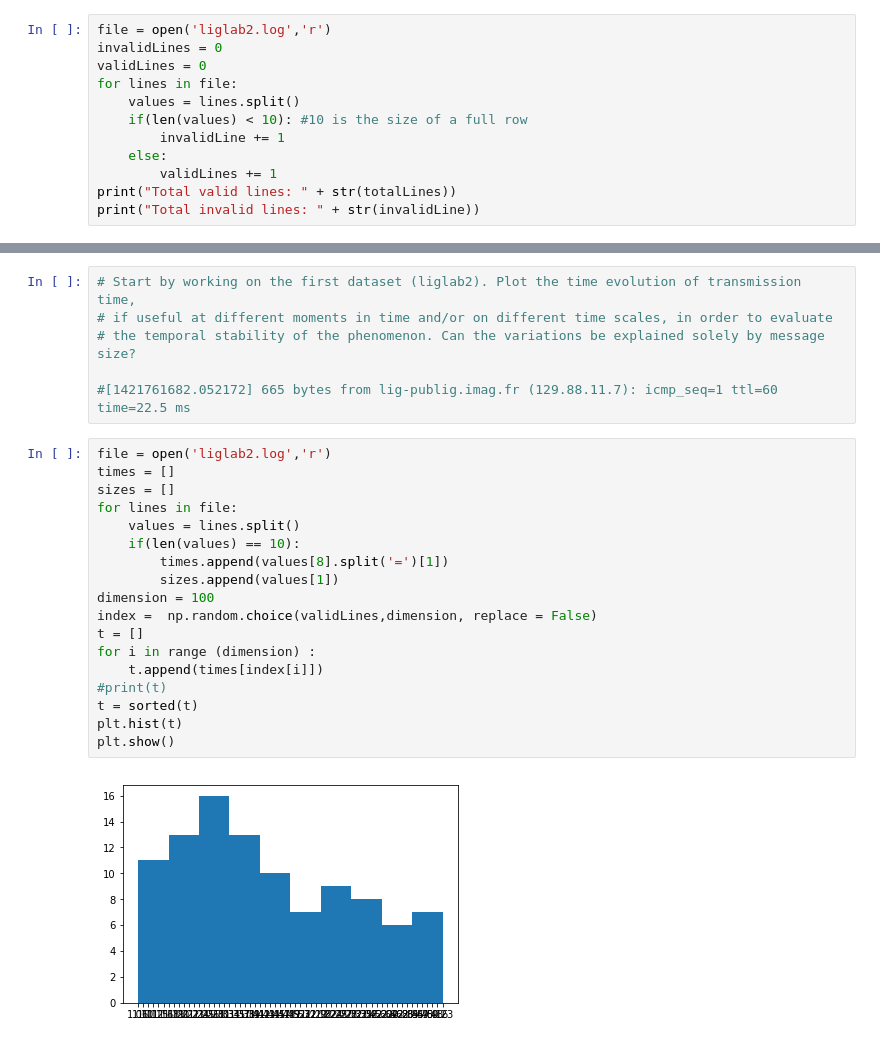
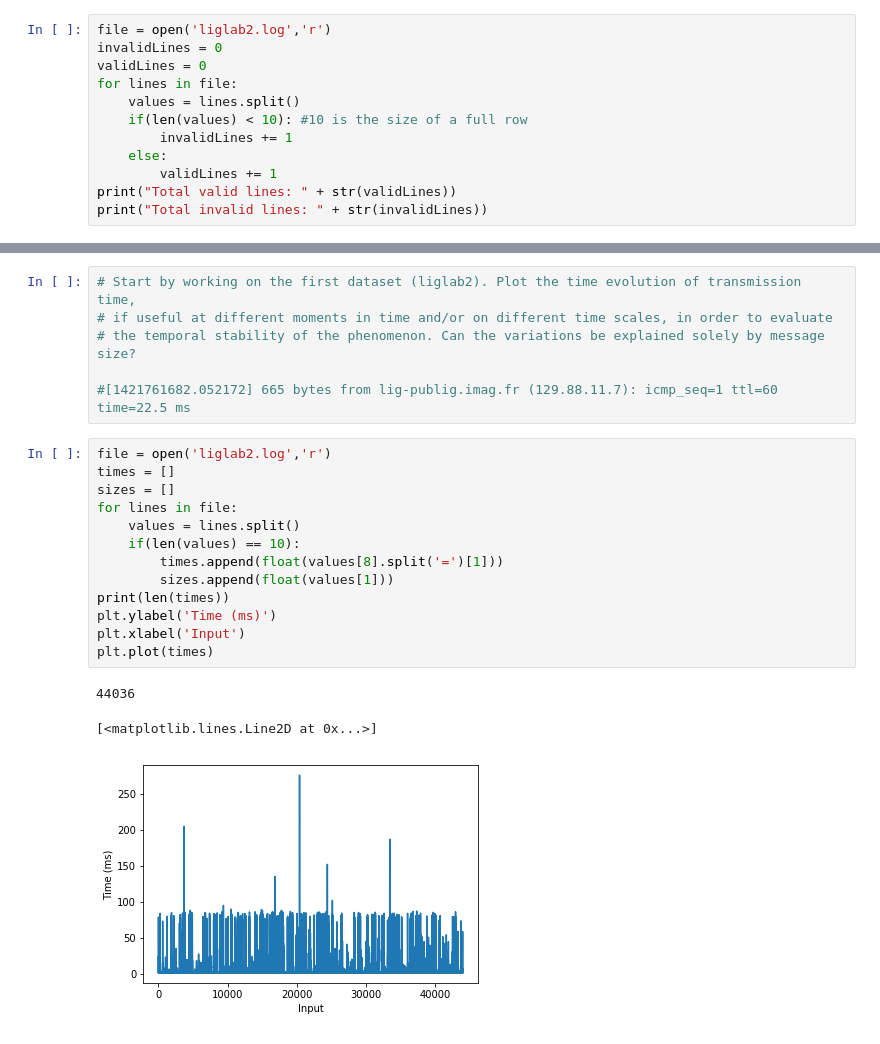
Before and after one commit to andersonandrei/uga-smpe, a Jupyter notebook: module3/project/networkEstimationProject.ipynb, the cells around one changed output, grey strips where cells are left out. Cells and saved outputs as stored; diff of their text form.

Commit message:
Exercise 1 done (the evolution of transmission time)

```diff
--- a/module3/project/networkEstimationProject.ipynb
+++ b/module3/project/networkEstimationProject.ipynb
@@ -26,10 +26,10 @@ validLines = 0
 for lines in file:
     values = lines.split()
     if(len(values) < 10): #10 is the size of a full row
-        invalidLine += 1
+        invalidLines += 1
     else:
         validLines += 1
-print("Total valid lines: " + str(totalLines))
-print("Total invalid lines: " + str(invalidLine))
+print("Total valid lines: " + str(validLines))
+print("Total invalid lines: " + str(invalidLines))
 # %% [output]
 Total valid lines: 44036
@@ -43,20 +43,17 @@ Total invalid lines: 1131
 # %%
 file = open('liglab2.log','r')
 times = []
 sizes = []
 for lines in file:
     values = lines.split()
     if(len(values) == 10):
-        times.append(values[8].split('=')[1])
-        sizes.append(values[1])
-dimension = 100
-index =  np.random.choice(validLines,dimension, replace = False)
-t = []
-for i in range (dimension) :
-    t.append(times[index[i]])
-#print(t)
-t = sorted(t)
-plt.hist(t)
-plt.show()
+        times.append(float(values[8].split('=')[1]))
+        sizes.append(float(values[1]))
+print(len(times))
+plt.ylabel('Time (ms)')
+plt.xlabel('Input')
+plt.plot(times)
 # %% [output]
+44036
+[<matplotlib.lines.Line2D at 0x...>]
-[figure, old version]
+[figure, new version]
```
Also changed, not shown: parts of 3 cells of this notebook.
